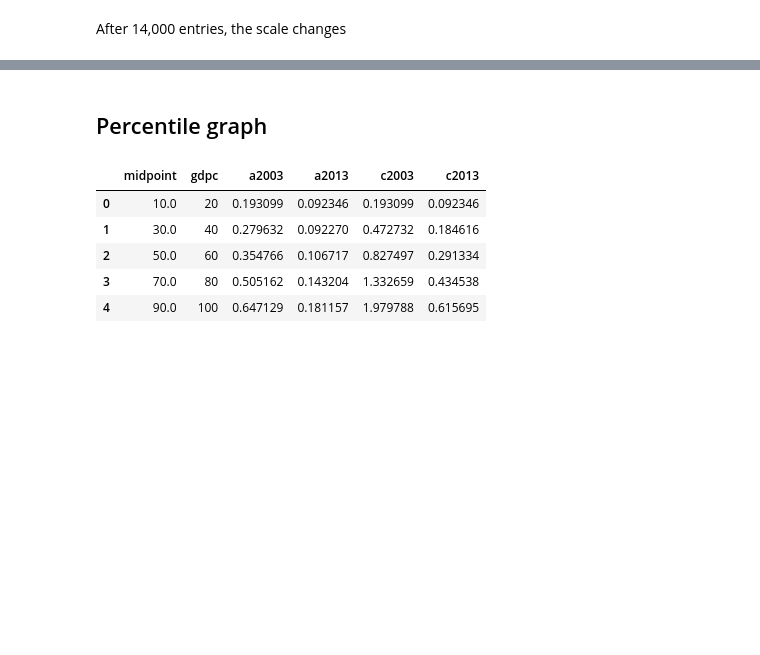
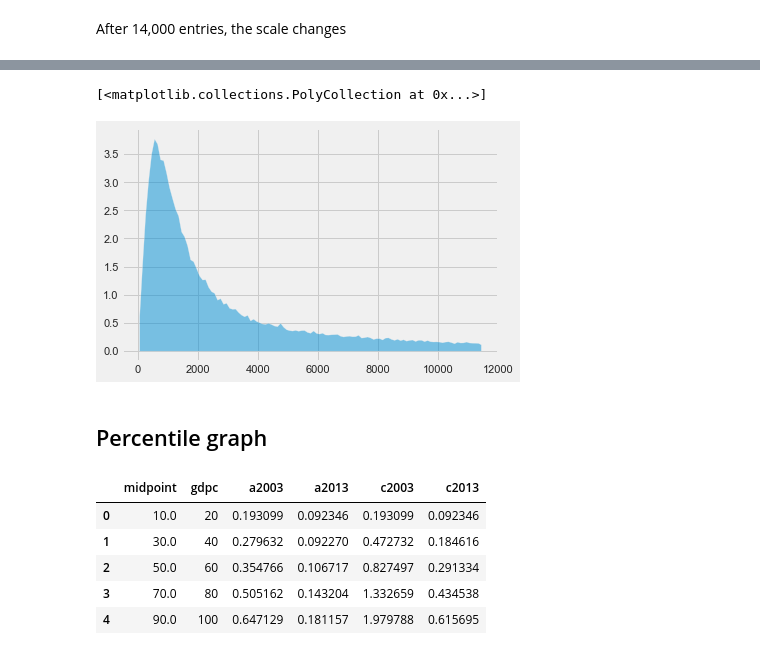
Before and after one commit to whyboris/Global-Income-Distribution, a Jupyter notebook: global_income_distribution.ipynb, the cells around one changed output, grey strips where cells are left out. Cells and saved outputs as stored; diff of their text form; code cells hidden in the pictures; blank space fills up the shorter version.

```diff
--- a/global_income_distribution.ipynb
+++ b/global_income_distribution.ipynb
@@ -92,3 +123,8 @@ chart.fig
+# %%
+plt.stackplot(bigger_buckets["x"], bigger_buckets["y"], alpha=0.5)
+# %% [output]
+[<matplotlib.collections.PolyCollection at 0x...>]
+[figure, added]
 # %% [markdown]
 ## Percentile graph
 # %%
```
Also changed, not shown: parts of 26 cells of this notebook, 13 other files.
